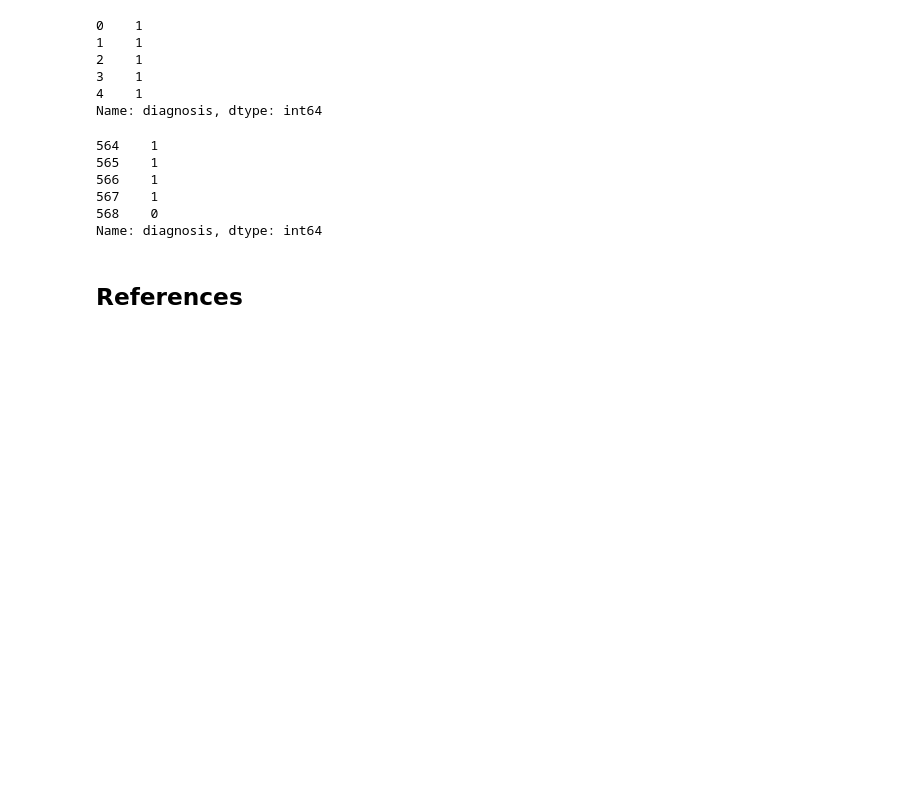
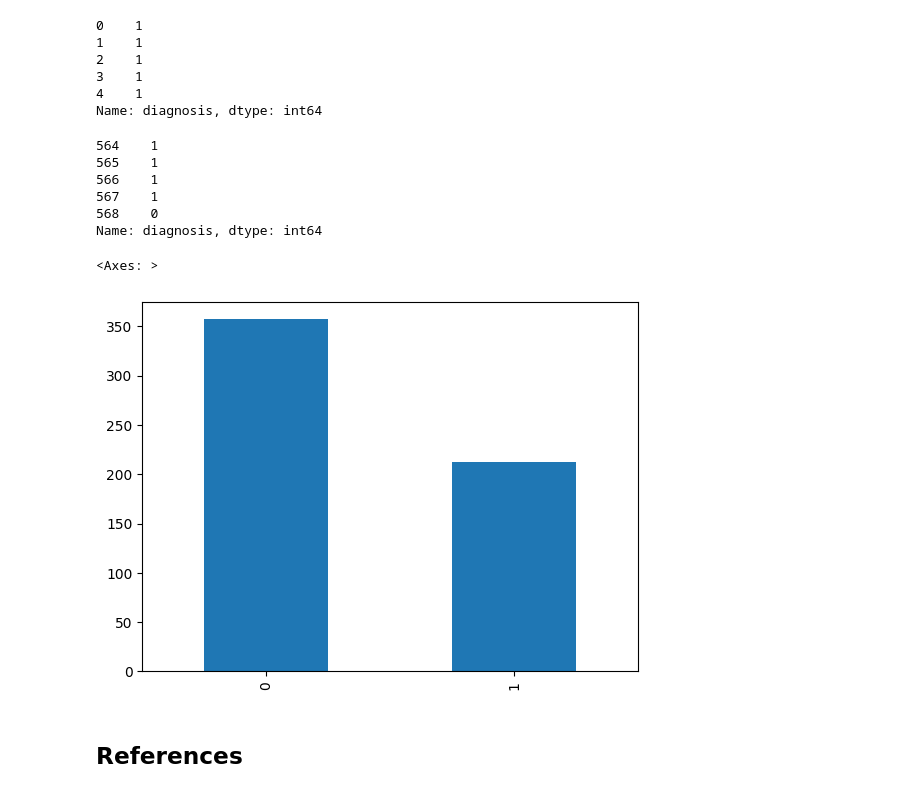
Before and after one commit to mathewpeedikayil/breast-cancer-detection, a Jupyter notebook: main.ipynb, the cells around one changed output. Drawn from its saved outputs; the diff is of its cells as text; code cells hidden in the pictures; blank space fills up the shorter version.

Commit message:
Plot diagnosis value counts

```diff
--- a/main.ipynb
+++ b/main.ipynb
@@ -122,6 +122,11 @@ df['diagnosis'].tail()
 567    1
 568    0
 Name: diagnosis, dtype: int64
+# %%
+df['diagnosis'].value_counts().plot(kind='bar')
+# %% [output]
+<Axes: >
+[figure, added]
 # %% [markdown]
 ## References
 # %% [markdown]
```
